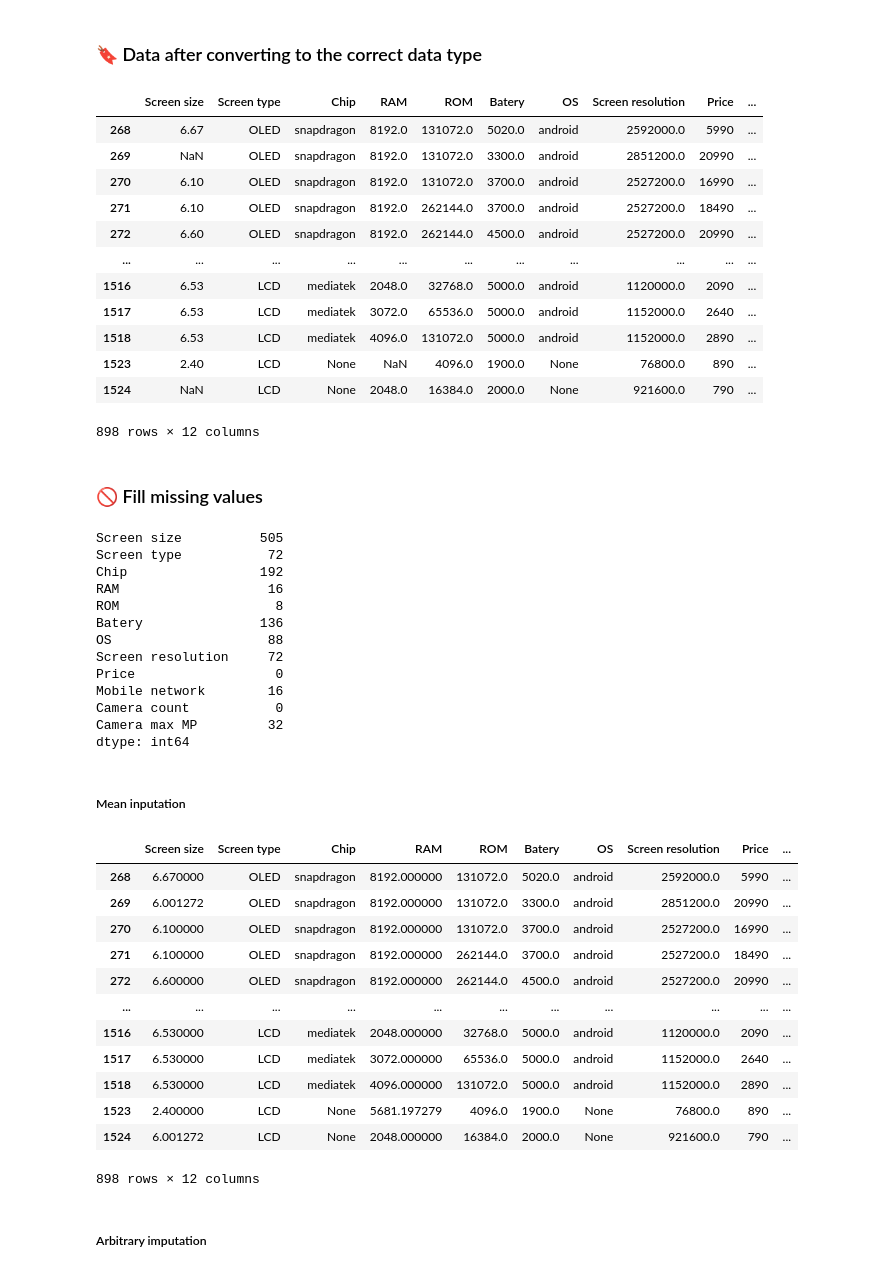
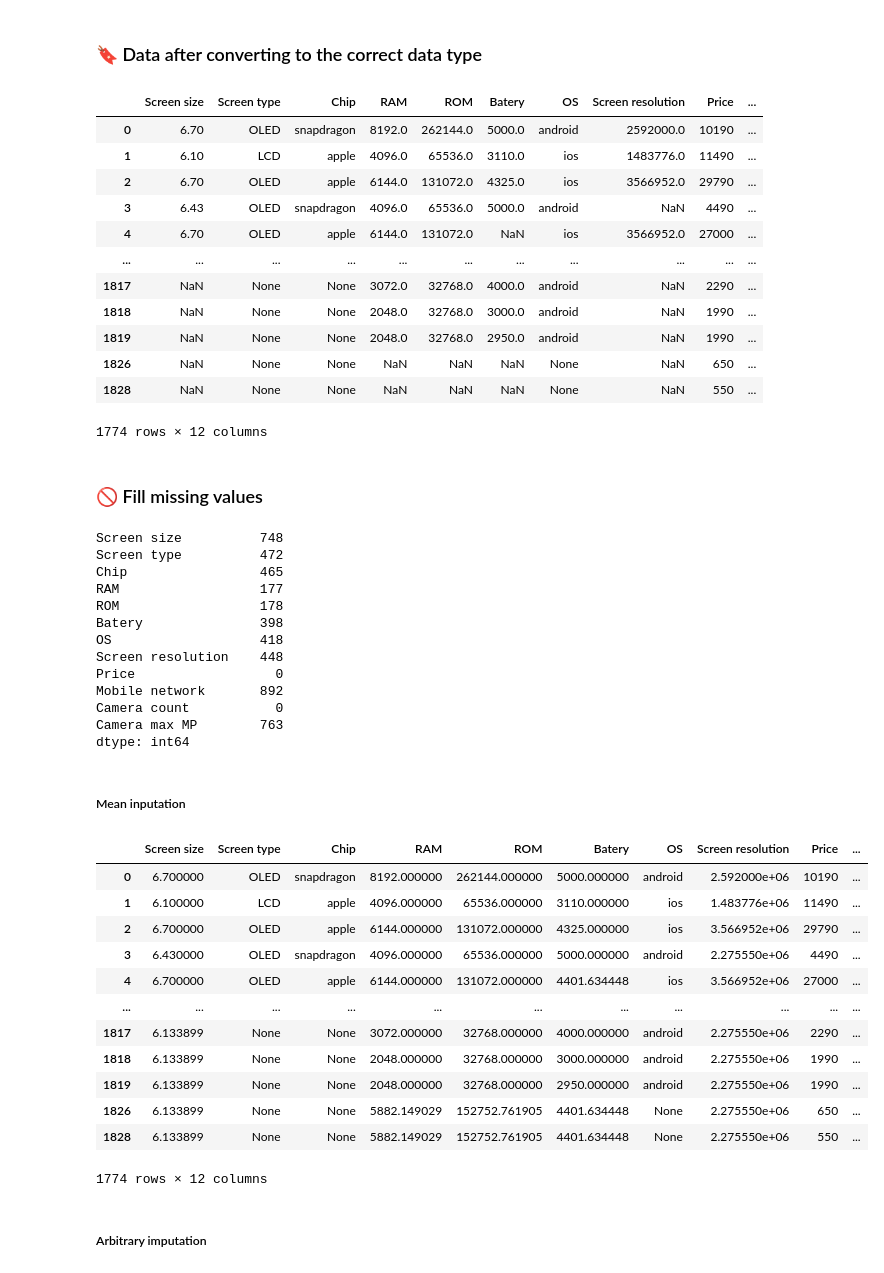
Before and after one commit to bongudth/mobile-price-prediction, a Jupyter notebook: clean.ipynb, the cells around one changed output. Cells and saved outputs as stored; diff of their text form; code cells hidden in the pictures.

```diff
--- a/clean.ipynb
+++ b/clean.ipynb
@@ -8,6 +8,7 @@ import pandas as pd
 raw_data_files = [pd.read_csv('raw_data/cellphoneS.csv'),
                   pd.read_csv('raw_data/hoangHa1.csv'),
                   pd.read_csv('raw_data/hoangHa2.csv'),
+                  pd.read_csv('raw_data/nguyenkim.csv'),
                   pd.read_csv('raw_data/thegioididong.csv')]
 
 data = pd.concat(raw_data_files, ignore_index=True)
@@ -65,5 +66,10 @@ dtype: int64
 data = data[data['Price'].notnull()]
 # %% [markdown]
 ### ✂️ Remove rows with *'Mobile network'* has *2G*
-# %%
-data = data[data['Mobile network'].str.contains('2G') == False]
+# %%
+def clean_2G(data, column):
+    data.drop(data[data[column].str.contains("2G") == True].index, inplace = True)
+
+    return data
+
+data = clean_2G(data, 'Mobile network')
@@ -532,6 +612,7 @@ def filter_price(string):
     string = string.replace(',', '')
     string = string.replace('000\xa0₫', '')
     string = string.replace('000₫', '')
+    string = string.replace('000đ', '')
     string = string.replace('000 ₫', '')
     string = string.replace('000 *', '')
     string = string.replace(' *', '')
@@ -559,64 +646,63 @@ array([ 5990, 20990, 16990, 18490, 22490, 25990, 28990, 31990, 18690,
 data
 # %% [output]
 |  | Screen size | Screen type | Chip | RAM | ROM | Batery | OS | Screen resolution | Price | ... |
-| 268 | 6.67 | OLED | snapdragon | 8192.0 | 131072.0 | 5020.0 | android | 2592000.0 | 5990 | ... |
-| 269 | NaN | OLED | snapdragon | 8192.0 | 131072.0 | 3300.0 | android | 2851200.0 | 20990 | ... |
-| 270 | 6.10 | OLED | snapdragon | 8192.0 | 131072.0 | 3700.0 | android | 2527200.0 | 16990 | ... |
-| 271 | 6.10 | OLED | snapdragon | 8192.0 | 262144.0 | 3700.0 | android | 2527200.0 | 18490 | ... |
-| 272 | 6.60 | OLED | snapdragon | 8192.0 | 262144.0 | 4500.0 | android | 2527200.0 | 20990 | ... |
+| 0 | 6.70 | OLED | snapdragon | 8192.0 | 262144.0 | 5000.0 | android | 2592000.0 | 10190 | ... |
+| 1 | 6.10 | LCD | apple | 4096.0 | 65536.0 | 3110.0 | ios | 1483776.0 | 11490 | ... |
+| 2 | 6.70 | OLED | apple | 6144.0 | 131072.0 | 4325.0 | ios | 3566952.0 | 29790 | ... |
+| 3 | 6.43 | OLED | snapdragon | 4096.0 | 65536.0 | 5000.0 | android | NaN | 4490 | ... |
+| 4 | 6.70 | OLED | apple | 6144.0 | 131072.0 | NaN | ios | 3566952.0 | 27000 | ... |
 | ... | ... | ... | ... | ... | ... | ... | ... | ... | ... | ... |
-| 1516 | 6.53 | LCD | mediatek | 2048.0 | 32768.0 | 5000.0 | android | 1120000.0 | 2090 | ... |
-| 1517 | 6.53 | LCD | mediatek | 3072.0 | 65536.0 | 5000.0 | android | 1152000.0 | 2640 | ... |
-| 1518 | 6.53 | LCD | mediatek | 4096.0 | 131072.0 | 5000.0 | android | 1152000.0 | 2890 | ... |
-| 1523 | 2.40 | LCD | None | NaN | 4096.0 | 1900.0 | None | 76800.0 | 890 | ... |
-| 1524 | NaN | LCD | None | 2048.0 | 16384.0 | 2000.0 | None | 921600.0 | 790 | ... |
+| 1817 | NaN | None | None | 3072.0 | 32768.0 | 4000.0 | android | NaN | 2290 | ... |
+| 1818 | NaN | None | None | 2048.0 | 32768.0 | 3000.0 | android | NaN | 1990 | ... |
+| 1819 | NaN | None | None | 2048.0 | 32768.0 | 2950.0 | android | NaN | 1990 | ... |
+| 1826 | NaN | None | None | NaN | NaN | NaN | None | NaN | 650 | ... |
+| 1828 | NaN | None | None | NaN | NaN | NaN | None | NaN | 550 | ... |
-898 rows × 12 columns
+1774 rows × 12 columns
 # %% [markdown]
 ### 🚫 Fill missing values
 # %%
 data.isnull().sum()
 # %% [output]
-Screen size          505
-Screen type           72
-Chip                 192
-RAM                   16
-ROM                    8
-Batery               136
-OS                    88
-Screen resolution     72
+Screen size          748
+Screen type          472
+Chip                 465
+RAM                  177
+ROM                  178
+Batery               398
+OS                   418
+Screen resolution    448
 Price                  0
-Mobile network        16
+Mobile network       892
 Camera count           0
-Camera max MP         32
+Camera max MP        763
 dtype: int64
 # %% [markdown]
 ##### Mean inputation
 # %%
 def mean_imputation(data, column):
   data[column] = data[column].fillna(data[column].mean())
   return data
 
 mean_imputation(data, 'Screen size')
 mean_imputation(data, 'RAM')
 mean_imputation(data, 'ROM')
 mean_imputation(data, 'Batery')
 mean_imputation(data, 'Screen resolution')
 mean_imputation(data, 'Camera max MP')
-mean_imputation(data, 'Mobile network')
 # %% [output]
 |  | Screen size | Screen type | Chip | RAM | ROM | Batery | OS | Screen resolution | Price | ... |
-| 268 | 6.670000 | OLED | snapdragon | 8192.000000 | 131072.0 | 5020.0 | android | 2592000.0 | 5990 | ... |
-| 269 | 6.001272 | OLED | snapdragon | 8192.000000 | 131072.0 | 3300.0 | android | 2851200.0 | 20990 | ... |
-| 270 | 6.100000 | OLED | snapdragon | 8192.000000 | 131072.0 | 3700.0 | android | 2527200.0 | 16990 | ... |
-| 271 | 6.100000 | OLED | snapdragon | 8192.000000 | 262144.0 | 3700.0 | android | 2527200.0 | 18490 | ... |
-| 272 | 6.600000 | OLED | snapdragon | 8192.000000 | 262144.0 | 4500.0 | android | 2527200.0 | 20990 | ... |
+| 0 | 6.700000 | OLED | snapdragon | 8192.000000 | 262144.000000 | 5000.000000 | android | 2.592000e+06 | 10190 | ... |
+| 1 | 6.100000 | LCD | apple | 4096.000000 | 65536.000000 | 3110.000000 | ios | 1.483776e+06 | 11490 | ... |
+| 2 | 6.700000 | OLED | apple | 6144.000000 | 131072.000000 | 4325.000000 | ios | 3.566952e+06 | 29790 | ... |
+| 3 | 6.430000 | OLED | snapdragon | 4096.000000 | 65536.000000 | 5000.000000 | android | 2.275550e+06 | 4490 | ... |
+| 4 | 6.700000 | OLED | apple | 6144.000000 | 131072.000000 | 4401.634448 | ios | 3.566952e+06 | 27000 | ... |
 | ... | ... | ... | ... | ... | ... | ... | ... | ... | ... | ... |
-| 1516 | 6.530000 | LCD | mediatek | 2048.000000 | 32768.0 | 5000.0 | android | 1120000.0 | 2090 | ... |
-| 1517 | 6.530000 | LCD | mediatek | 3072.000000 | 65536.0 | 5000.0 | android | 1152000.0 | 2640 | ... |
-| 1518 | 6.530000 | LCD | mediatek | 4096.000000 | 131072.0 | 5000.0 | android | 1152000.0 | 2890 | ... |
-| 1523 | 2.400000 | LCD | None | 5681.197279 | 4096.0 | 1900.0 | None | 76800.0 | 890 | ... |
-| 1524 | 6.001272 | LCD | None | 2048.000000 | 16384.0 | 2000.0 | None | 921600.0 | 790 | ... |
+| 1817 | 6.133899 | None | None | 3072.000000 | 32768.000000 | 4000.000000 | android | 2.275550e+06 | 2290 | ... |
+| 1818 | 6.133899 | None | None | 2048.000000 | 32768.000000 | 3000.000000 | android | 2.275550e+06 | 1990 | ... |
+| 1819 | 6.133899 | None | None | 2048.000000 | 32768.000000 | 2950.000000 | android | 2.275550e+06 | 1990 | ... |
+| 1826 | 6.133899 | None | None | 5882.149029 | 152752.761905 | 4401.634448 | None | 2.275550e+06 | 650 | ... |
+| 1828 | 6.133899 | None | None | 5882.149029 | 152752.761905 | 4401.634448 | None | 2.275550e+06 | 550 | ... |
-898 rows × 12 columns
+1774 rows × 12 columns
 # %% [markdown]
 ##### Arbitrary imputation
 # %%
```
Also changed, not shown: parts of 29 cells of this notebook, 4 other files.
